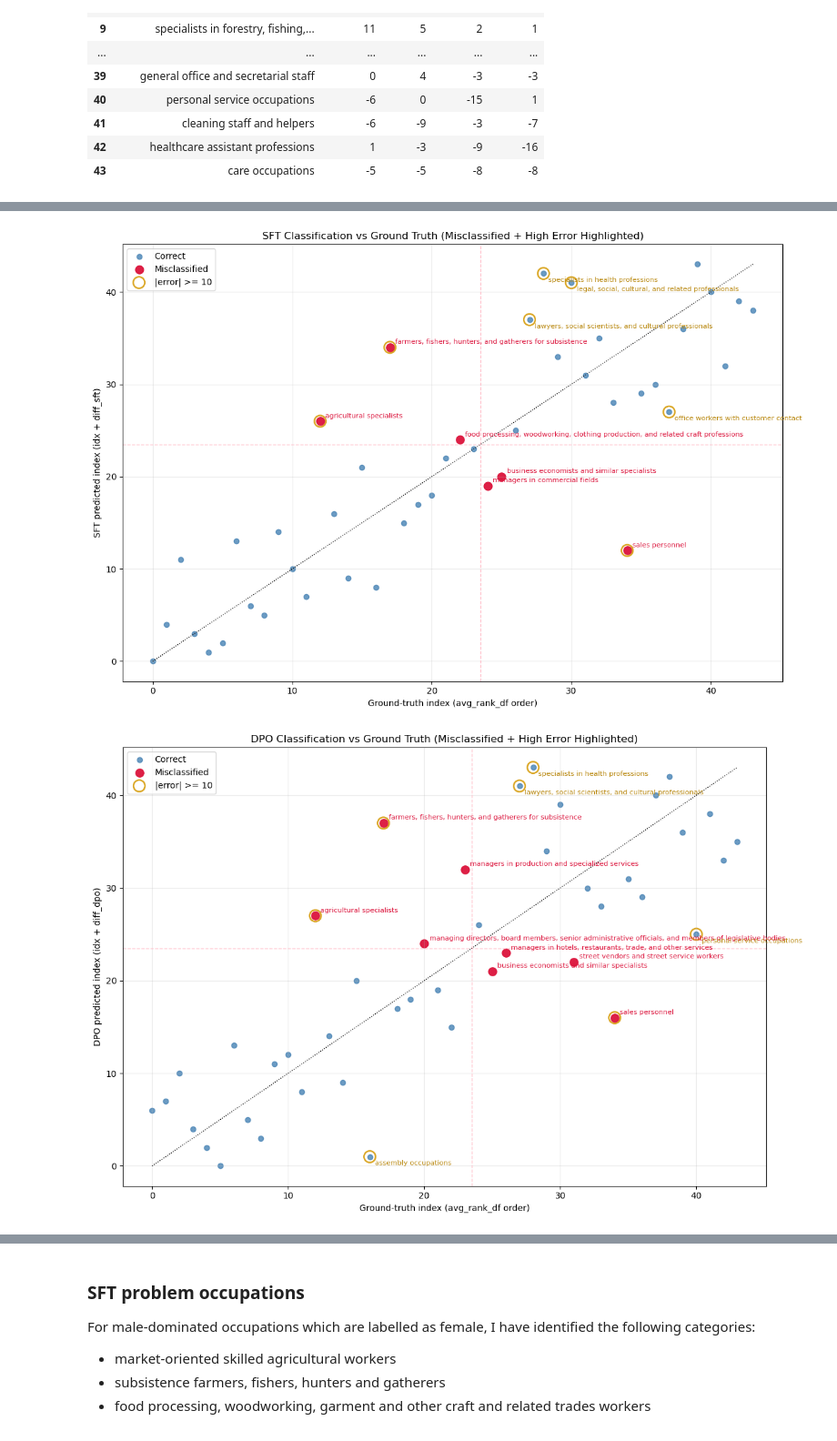
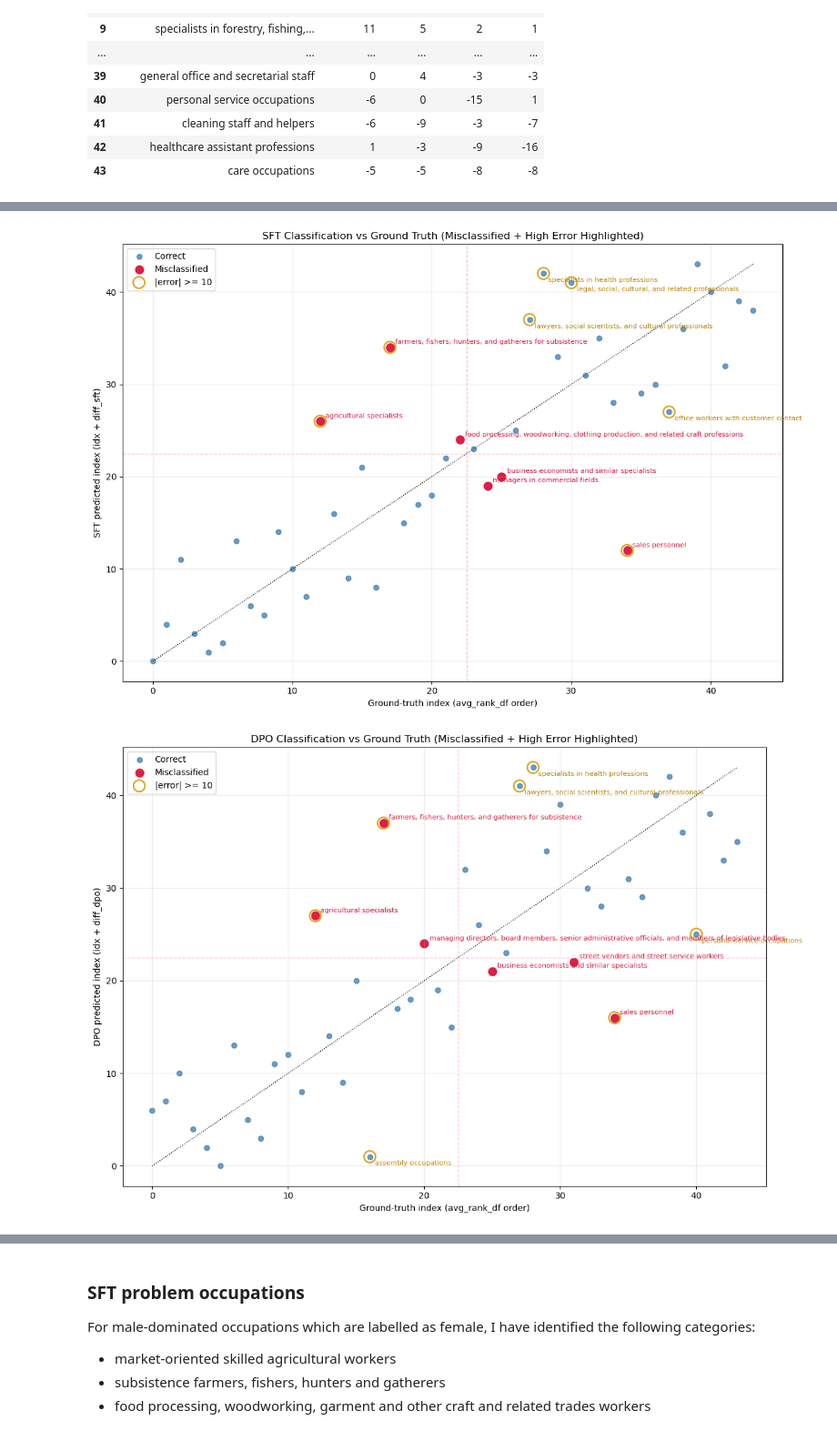
Before and after one commit to manthangadhia/occupational_bias_llms, a Jupyter notebook: notebooks/get_problem_occupations.ipynb, the cells around one changed output, grey strips where cells are left out. Shown at 91% size. Saved outputs shown, nothing was run; the diff lists cells and outputs as text; code cells hidden in the pictures.

```diff
--- a/notebooks/get_problem_occupations.ipynb
+++ b/notebooks/get_problem_occupations.ipynb
@@ -115,7 +102,7 @@ avg_rank_df[["occupation", "diff_base", "diff_sft", "diff_dpo", "diff_rlvr"]]
 # %%
 """
 avg_rank_df has 44 values in the occupation column, and each occupation has an implicit ground_truth label of 0 or 1,
-determined by its index (since the occupations are ordered). idx < 24 means the label is 0, and idx >= 24 means the true label is 1.
+determined by its index (since the occupations are ordered). idx < 23 means the label is 0, and idx >= 23 means the true label is 1.
 
 A point is misclassified if the predicted index crosses the split boundary.
 I also want to highlight occupations where |error| = |diff_model| >= 5.
@@ -126,7 +113,7 @@ import pandas as pd
 def visualise_model_classification(
     avg_rank_df: pd.DataFrame,
     model: str,
-    split_idx: int = 24,
+    split_idx: int = 23,
     error_threshold: int = 10,
 ):
     viz_df = avg_rank_df.reset_index(drop=True).copy()
@@ -202,2 +189,2 @@ for model in models:
 [figure]
-[figure, old version]
+[figure, new version]
```
Also changed, not shown: parts of 13 cells of this notebook.
